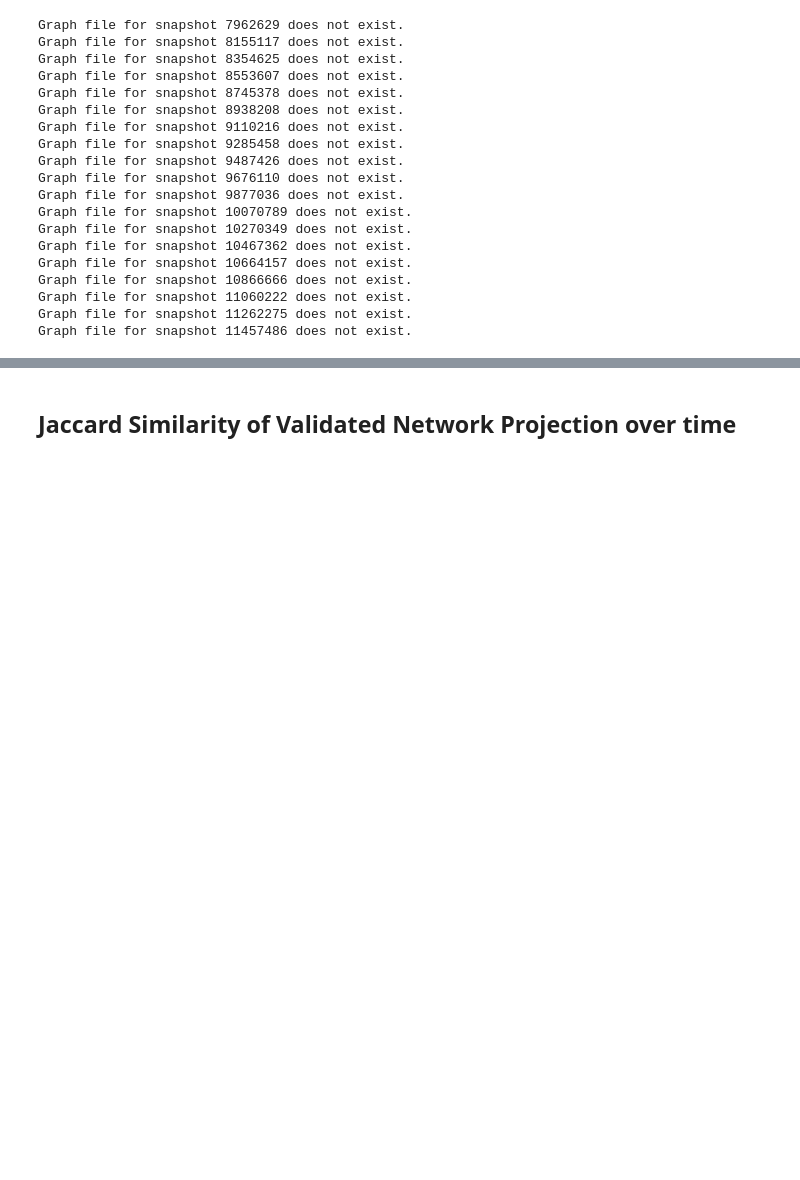
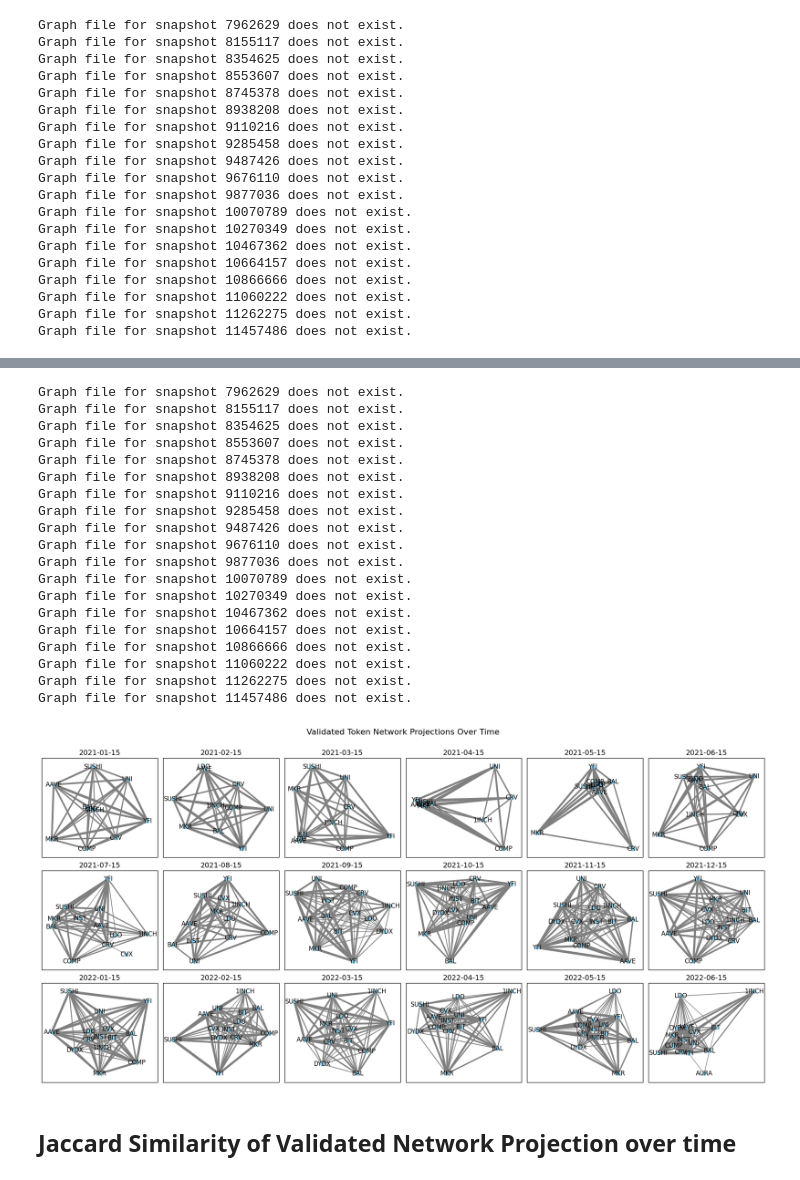
Before and after one commit to xm3van/research-project-erc20-governance, a Jupyter notebook: notebooks/token_network_projections.ipynb, the cells around one changed output, grey strips where cells are left out. Drawn from its saved outputs; the diff is of its cells as text; code cells hidden in the pictures; blank space fills up the shorter version.

```diff
--- a/notebooks/token_network_projections.ipynb
+++ b/notebooks/token_network_projections.ipynb
@@ -89,0 +114,28 @@ visualize_network_grid(graphs, dates, address_to_symbol, output_directory='../ou
+# %%
+input_directory = os.path.join(path, '../data/validated_token_projection_graphs_biwcm')
+graphs_n, dates_n = load_token_graphs_from_snapshots(df_snapshots, input_directory)
+
+
+
+visualize_network_grid_weights(graphs_n, dates_n, address_to_symbol, output_directory='../output/token_network_projections/', layout=nx.kamada_kawai_layout)
+# %% [output]
+Graph file for snapshot 7962629 does not exist.
+Graph file for snapshot 8155117 does not exist.
+Graph file for snapshot 8354625 does not exist.
+Graph file for snapshot 8553607 does not exist.
+Graph file for snapshot 8745378 does not exist.
+Graph file for snapshot 8938208 does not exist.
+Graph file for snapshot 9110216 does not exist.
+Graph file for snapshot 9285458 does not exist.
+Graph file for snapshot 9487426 does not exist.
+Graph file for snapshot 9676110 does not exist.
+Graph file for snapshot 9877036 does not exist.
+Graph file for snapshot 10070789 does not exist.
+Graph file for snapshot 10270349 does not exist.
+Graph file for snapshot 10467362 does not exist.
+Graph file for snapshot 10664157 does not exist.
+Graph file for snapshot 10866666 does not exist.
+Graph file for snapshot 11060222 does not exist.
+Graph file for snapshot 11262275 does not exist.
+Graph file for snapshot 11457486 does not exist.
+[figure, added]
```
Also changed, not shown: parts of 4 cells of this notebook, 10 other files.
